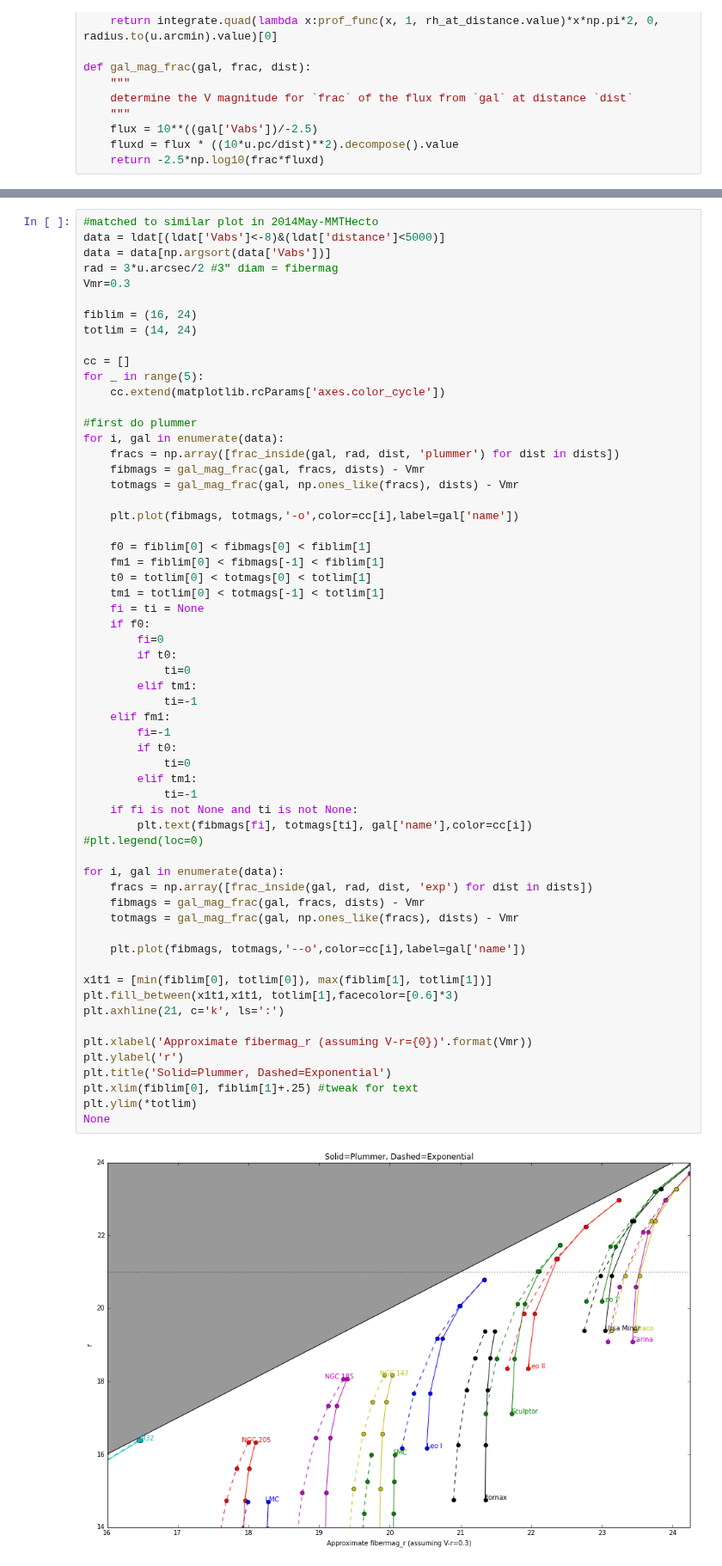
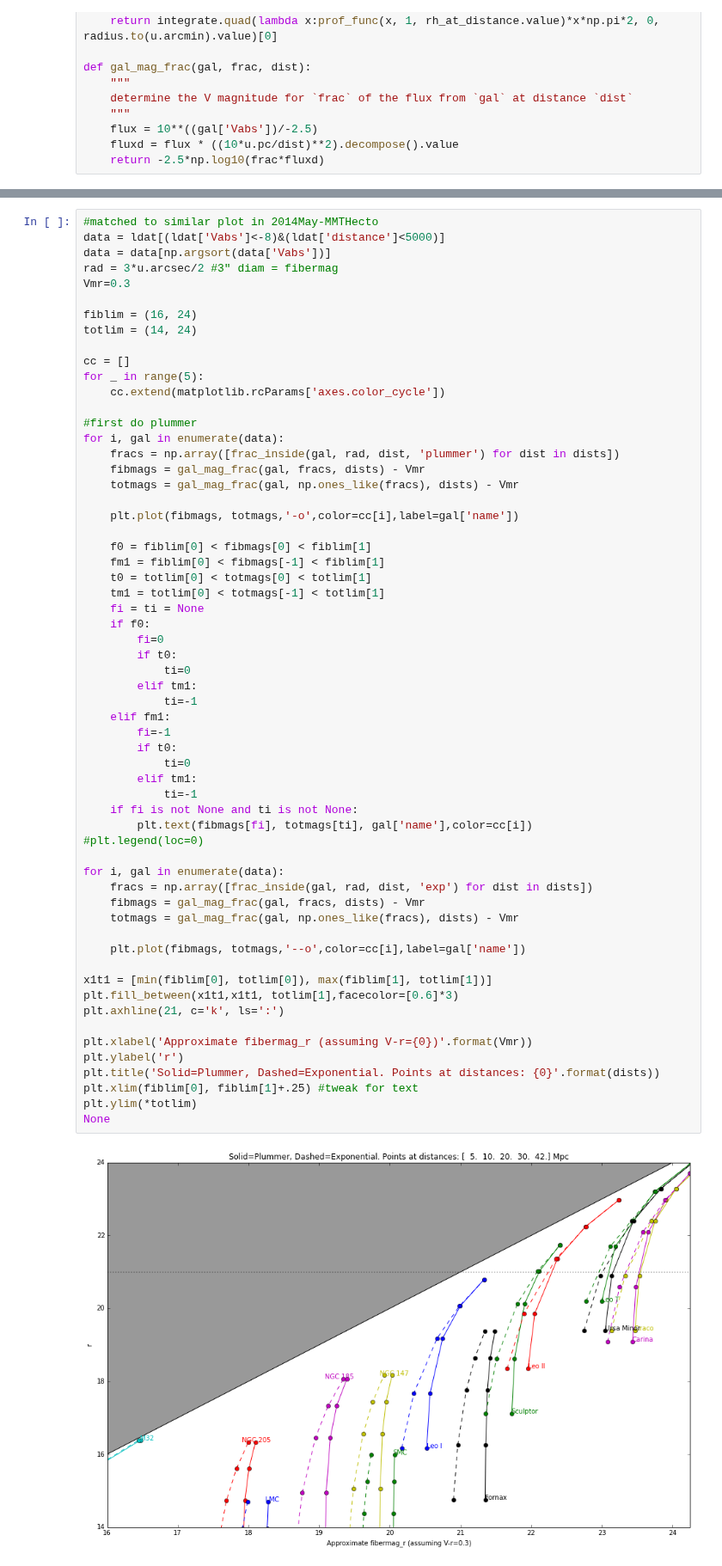
Before and after one commit to sagasurvey/erik, a Jupyter notebook: ipython_notebooks/dSph_at_distance_plots.ipynb, the cells around one changed output, grey strips where cells are left out. Shown at 86% size. Drawn from its saved outputs; the diff is of its cells as text.

Commit message:
add title for dSph at distance

```diff
--- a/ipython_notebooks/dSph_at_distance_plots.ipynb
+++ b/ipython_notebooks/dSph_at_distance_plots.ipynb
@@ -491,32 +491,32 @@ for i, gal in enumerate(data):
             ti=0
         elif tm1:
             ti=-1
     elif fm1:
         fi=-1
         if t0:
             ti=0
         elif tm1:
             ti=-1
     if fi is not None and ti is not None:
         plt.text(fibmags[fi], totmags[ti], gal['name'],color=cc[i])
 #plt.legend(loc=0)
 
 for i, gal in enumerate(data):
     fracs = np.array([frac_inside(gal, rad, dist, 'exp') for dist in dists])
     fibmags = gal_mag_frac(gal, fracs, dists) - Vmr
     totmags = gal_mag_frac(gal, np.ones_like(fracs), dists) - Vmr
 
     plt.plot(fibmags, totmags,'--o',color=cc[i],label=gal['name'])
 
 x1t1 = [min(fiblim[0], totlim[0]), max(fiblim[1], totlim[1])]
 plt.fill_between(x1t1,x1t1, totlim[1],facecolor=[0.6]*3)
 plt.axhline(21, c='k', ls=':')
 
 plt.xlabel('Approximate fibermag_r (assuming V-r={0})'.format(Vmr))
 plt.ylabel('r')
-plt.title('Solid=Plummer, Dashed=Exponential')
+plt.title('Solid=Plummer, Dashed=Exponential. Points at distances: {0}'.format(dists))
 plt.xlim(fiblim[0], fiblim[1]+.25) #tweak for text
 plt.ylim(*totlim)
 None
 # %% [output]
-[figure, old version]
+[figure, new version]
```
